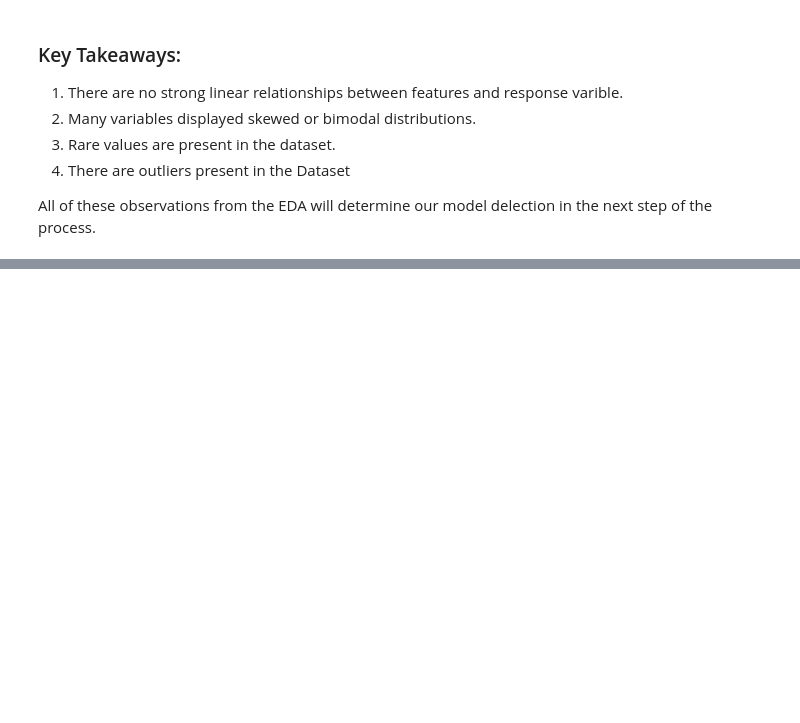
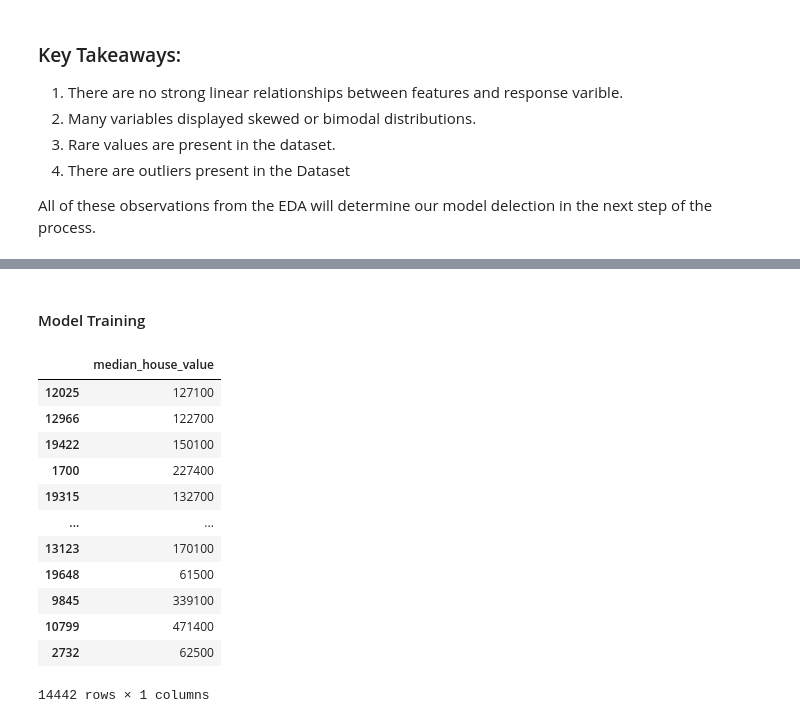
Before and after one commit to dylanvz95/cb_data_science_workshops, a Jupyter notebook: Workshop_1_California_Housing.ipynb, the cells around one changed output, grey strips where cells are left out. Cells and saved outputs as stored; diff of their text form; code cells hidden in the pictures; blank space fills up the shorter version.

```diff
--- a/Workshop_1_California_Housing.ipynb
+++ b/Workshop_1_California_Housing.ipynb
@@ -393,0 +274,26 @@ All of these observations from the EDA will determine our model delection in the
+# %% [markdown]
+#### Model Training
+# %%
+#split data into train and test set:
+housing_for_model = housing_for_model.dropna()
+y = (housing_for_model.iloc[:,6:7])
+x = (housing_for_model[['longitude', 'latitude', 'total_rooms', 'median_income', 'x0_NEAR BAY','x0_<1H OCEAN','x0_INLAND','x0_NEAR OCEAN','x0_ISLAND']])
+
+
+x_train, x_test, y_train, y_test = train_test_split(x,y, test_size = 0.3, random_state = 0)
+
+y_train
+# %% [output]
+|  | median_house_value |
+| 12025 | 127100 |
+| 12966 | 122700 |
+| 19422 | 150100 |
+| 1700 | 227400 |
+| 19315 | 132700 |
+| ... | ... |
+| 13123 | 170100 |
+| 19648 | 61500 |
+| 9845 | 339100 |
+| 10799 | 471400 |
+| 2732 | 62500 |
+14442 rows × 1 columns
```
Also changed, not shown: parts of 43 cells of this notebook, 3 other files.
